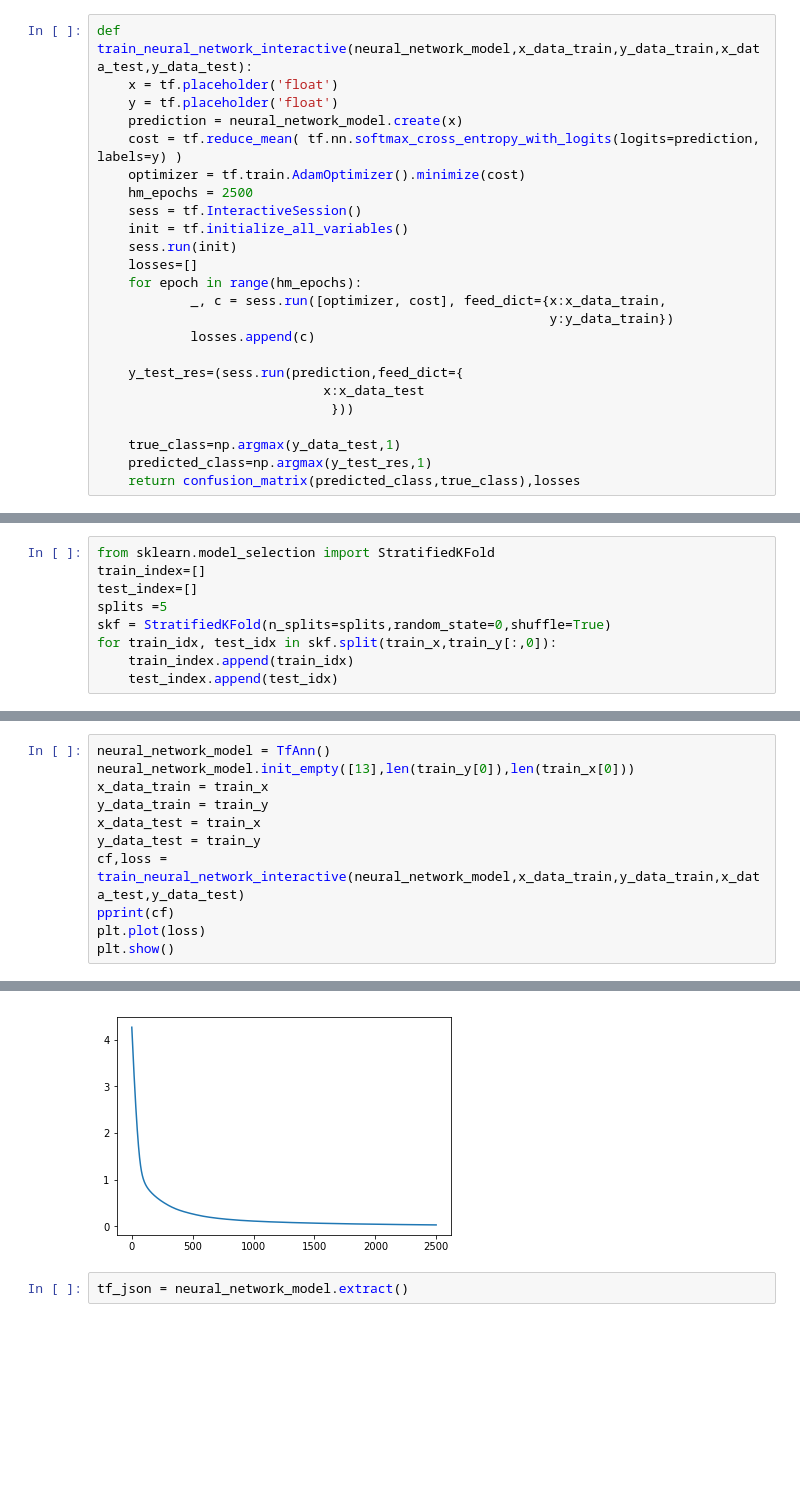
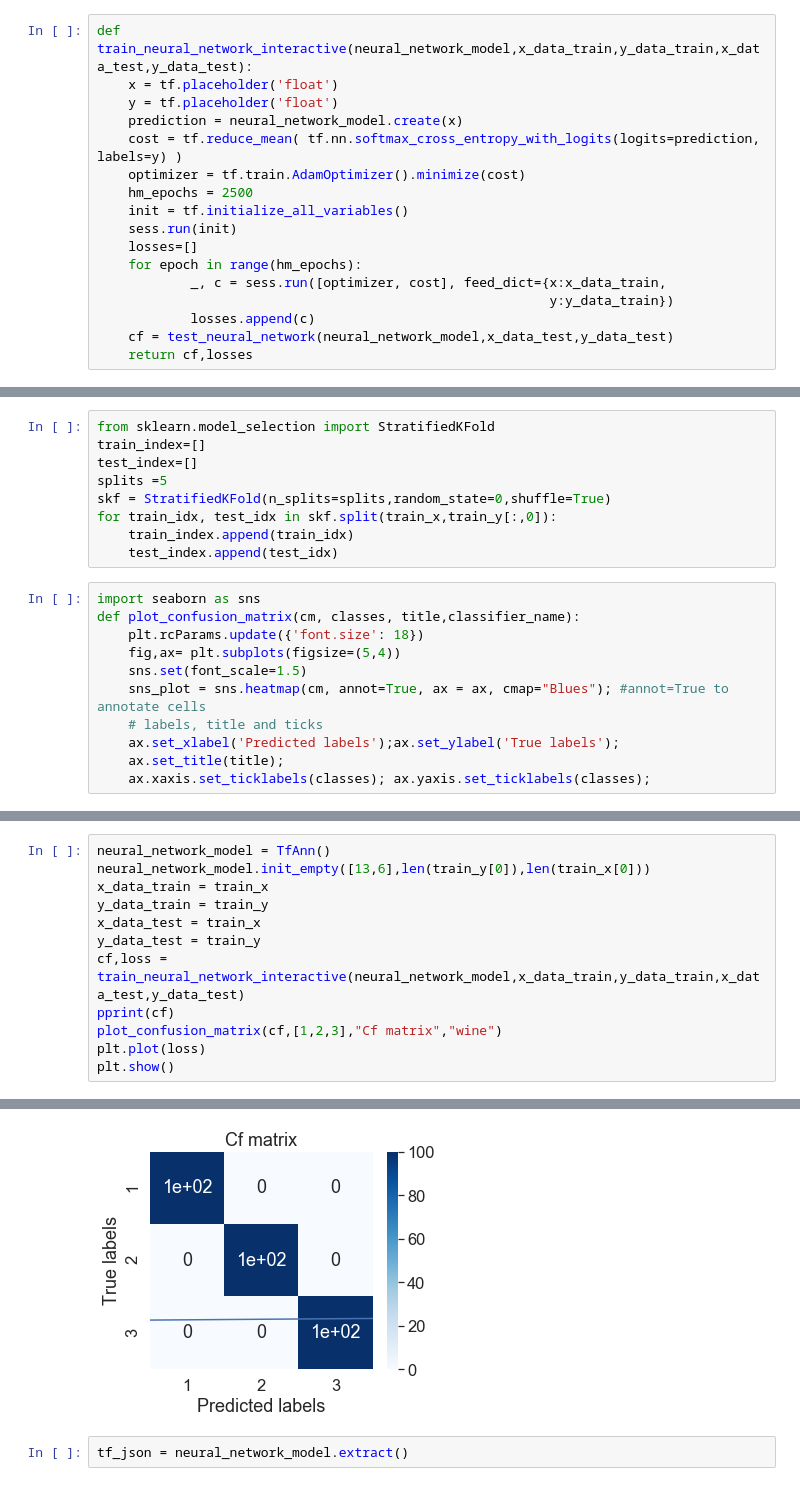
Before and after one commit to rcolasanti/TensorFlow, a Jupyter notebook: TF023.ipynb, the cells around one changed output, grey strips where cells are left out. Cells and saved outputs as stored; diff of their text form; blank space fills up the shorter version.

Commit message:
tf0024 tree classifer tf0025 tf-mlp classier all using json data

```diff
--- a/TF023.ipynb
+++ b/TF023.ipynb
@@ -96,7 +103,6 @@ def train_neural_network_interactive(neural_network_model,x_data_train,y_data_tr
     cost = tf.reduce_mean( tf.nn.softmax_cross_entropy_with_logits(logits=prediction, labels=y) )
     optimizer = tf.train.AdamOptimizer().minimize(cost)
     hm_epochs = 2500
-    sess = tf.InteractiveSession()
     init = tf.initialize_all_variables()
     sess.run(init)
     losses=[]
@@ -104,11 +110,5 @@ def train_neural_network_interactive(neural_network_model,x_data_train,y_data_tr
             _, c = sess.run([optimizer, cost], feed_dict={x:x_data_train,
                                                           y:y_data_train})
             losses.append(c)
-
-    y_test_res=(sess.run(prediction,feed_dict={
-                             x:x_data_test
-                              }))
-
-    true_class=np.argmax(y_data_test,1)
-    predicted_class=np.argmax(y_test_res,1)
-    return confusion_matrix(predicted_class,true_class),losses
+    cf = test_neural_network(neural_network_model,x_data_test,y_data_test)
+    return cf,losses
@@ -121,4 +133,15 @@ skf = StratifiedKFold(n_splits=splits,random_state=0,shuffle=True)
 for train_idx, test_idx in skf.split(train_x,train_y[:,0]):
     train_index.append(train_idx)
     test_index.append(test_idx)
+# %%
+import seaborn as sns
+def plot_confusion_matrix(cm, classes, title,classifier_name):
+    plt.rcParams.update({'font.size': 18})
+    fig,ax= plt.subplots(figsize=(5,4))
+    sns.set(font_scale=1.5)
+    sns_plot = sns.heatmap(cm, annot=True, ax = ax, cmap="Blues"); #annot=True to annotate cells
+    # labels, title and ticks
+    ax.set_xlabel('Predicted labels');ax.set_ylabel('True labels');
+    ax.set_title(title);
+    ax.xaxis.set_ticklabels(classes); ax.yaxis.set_ticklabels(classes);
 # %%
@@ -157,12 +198,13 @@ array([[ 9,  0,  0],
 # %%
 neural_network_model = TfAnn()
-neural_network_model.init_empty([13],len(train_y[0]),len(train_x[0]))
+neural_network_model.init_empty([13,6],len(train_y[0]),len(train_x[0]))
 x_data_train = train_x
 y_data_train = train_y
 x_data_test = train_x
 y_data_test = train_y
 cf,loss = train_neural_network_interactive(neural_network_model,x_data_train,y_data_train,x_data_test,y_data_test)
 pprint(cf)
+plot_confusion_matrix(cf,[1,2,3],"Cf matrix","wine")
 plt.plot(loss)
 plt.show()
 # %% [output]
@@ -172,4 +214,4 @@ array([[47,  0,  0],
-[figure, old version]
+[figure, new version]
 # %%
 tf_json = neural_network_model.extract()
 # %%
```
Also changed, not shown: parts of 10 cells of this notebook, 17 other files.
